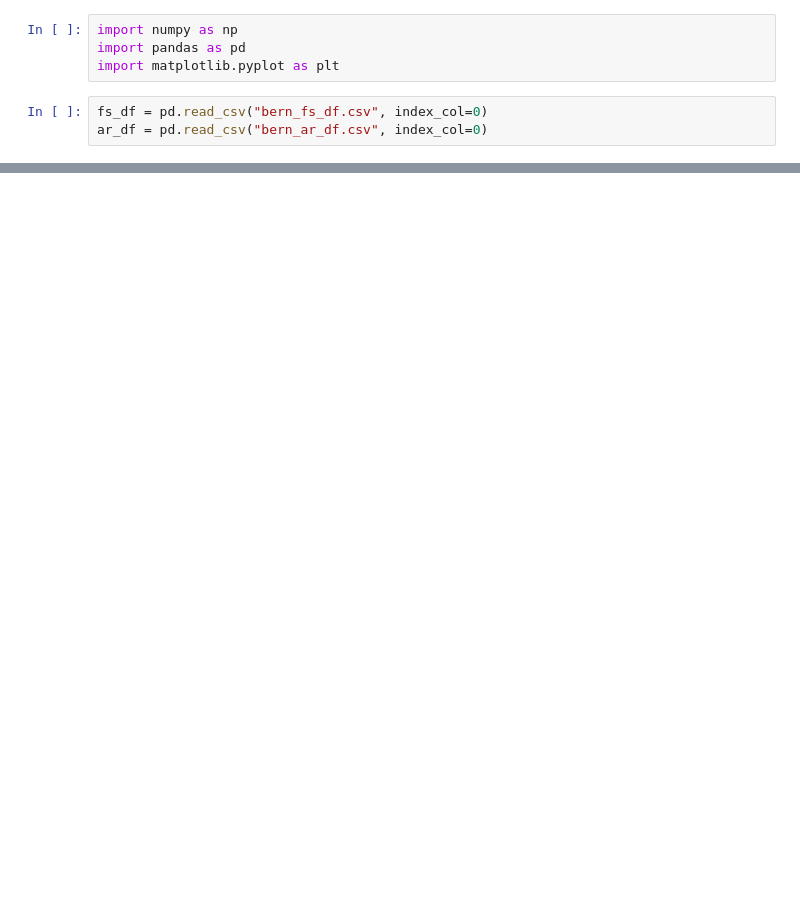
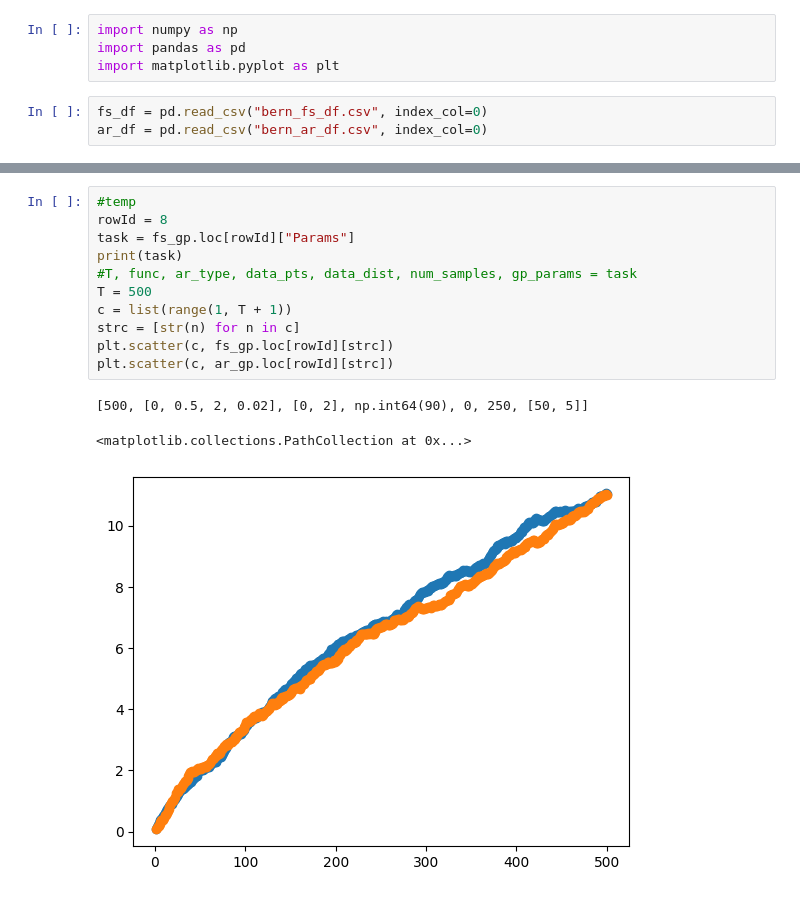
Before and after one commit to chrmartR/PriorDataBandits, a Jupyter notebook: code/bigsim_plotting.ipynb, the cells around one changed output, grey strips where cells are left out. Drawn from its saved outputs; the diff is of its cells as text; blank space fills up the shorter version.

```diff
--- a/code/bigsim_plotting.ipynb
+++ b/code/bigsim_plotting.ipynb
@@ -39,0 +71,15 @@ for i in range(len(K_list)):
+# %%
+#temp
+rowId = 8
+task = fs_gp.loc[rowId]["Params"]
+print(task)
+#T, func, ar_type, data_pts, data_dist, num_samples, gp_params = task
+T = 500
+c = list(range(1, T + 1))
+strc = [str(n) for n in c]
+plt.scatter(c, fs_gp.loc[rowId][strc])
+plt.scatter(c, ar_gp.loc[rowId][strc])
+# %% [output]
+[500, [0, 0.5, 2, 0.02], [0, 2], np.int64(90), 0, 250, [50, 5]]
+<matplotlib.collections.PathCollection at 0x...>
+[figure, added]
```
Also changed, not shown: parts of 8 cells of this notebook, 4 other files.
